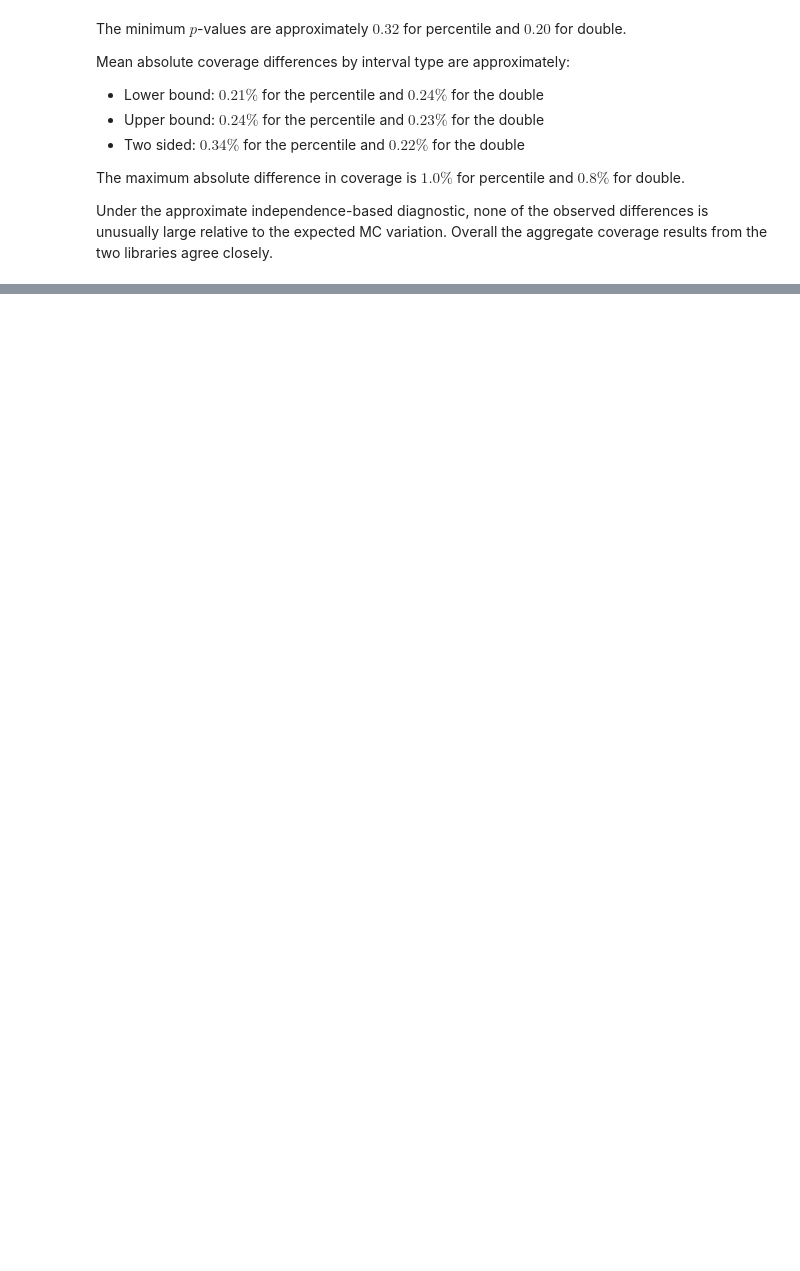
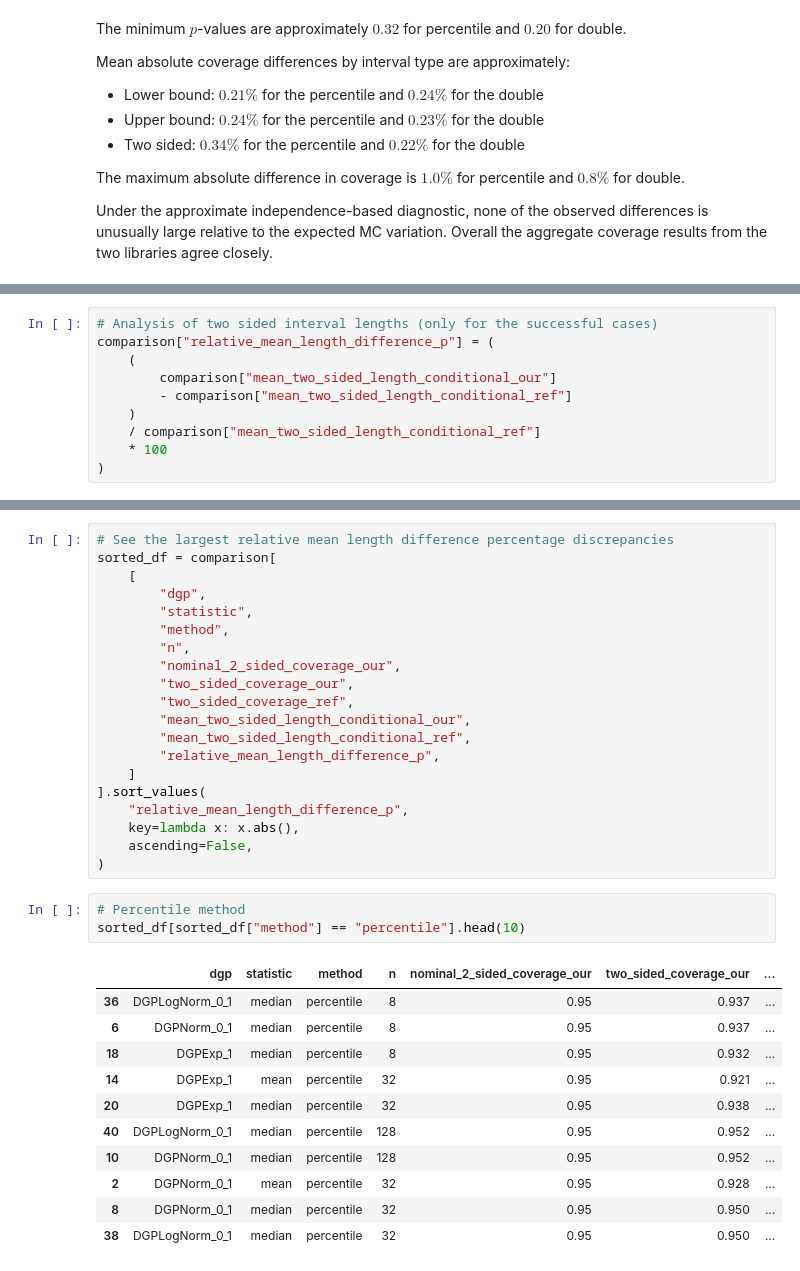
Before and after one commit to enejH04/bootstrap-inference, a Jupyter notebook: performance_validation/comparison.ipynb, the cells around one changed output, grey strips where cells are left out. Drawn from its saved outputs; the diff is of its cells as text; blank space fills up the shorter version.

Commit message:
Add length comparison

```diff
--- a/performance_validation/comparison.ipynb
+++ b/performance_validation/comparison.ipynb
@@ -293,3 +291,13 @@ fig.legend(
 fig.tight_layout(rect=[0, 0.10, 1, 1])
 # %% [output]
 [figure]
+# %%
+# Analysis of two sided interval lengths (only for the successful cases)
+comparison["relative_mean_length_difference_p"] = (
+    (
+        comparison["mean_two_sided_length_conditional_our"]
+        - comparison["mean_two_sided_length_conditional_ref"]
+    )
+    / comparison["mean_two_sided_length_conditional_ref"]
+    * 100
+)
@@ -295,0 +328,35 @@ fig.tight_layout(rect=[0, 0.10, 1, 1])
+# %%
+# See the largest relative mean length difference percentage discrepancies
+sorted_df = comparison[
+    [
+        "dgp",
+        "statistic",
+        "method",
+        "n",
+        "nominal_2_sided_coverage_our",
+        "two_sided_coverage_our",
+        "two_sided_coverage_ref",
+        "mean_two_sided_length_conditional_our",
+        "mean_two_sided_length_conditional_ref",
+        "relative_mean_length_difference_p",
+    ]
+].sort_values(
+    "relative_mean_length_difference_p",
+    key=lambda x: x.abs(),
+    ascending=False,
+)
+# %%
+# Percentile method
+sorted_df[sorted_df["method"] == "percentile"].head(10)
+# %% [output]
+|  | dgp | statistic | method | n | nominal_2_sided_coverage_our | two_sided_coverage_our | ... |
+| 36 | DGPLogNorm_0_1 | median | percentile | 8 | 0.95 | 0.937 | ... |
+| 6 | DGPNorm_0_1 | median | percentile | 8 | 0.95 | 0.937 | ... |
+| 18 | DGPExp_1 | median | percentile | 8 | 0.95 | 0.932 | ... |
+| 14 | DGPExp_1 | mean | percentile | 32 | 0.95 | 0.921 | ... |
+| 20 | DGPExp_1 | median | percentile | 32 | 0.95 | 0.938 | ... |
+| 40 | DGPLogNorm_0_1 | median | percentile | 128 | 0.95 | 0.952 | ... |
+| 10 | DGPNorm_0_1 | median | percentile | 128 | 0.95 | 0.952 | ... |
+| 2 | DGPNorm_0_1 | mean | percentile | 32 | 0.95 | 0.928 | ... |
+| 8 | DGPNorm_0_1 | median | percentile | 32 | 0.95 | 0.950 | ... |
+| 38 | DGPLogNorm_0_1 | median | percentile | 32 | 0.95 | 0.950 | ... |
```
Also changed, not shown: parts of 5 cells of this notebook.
